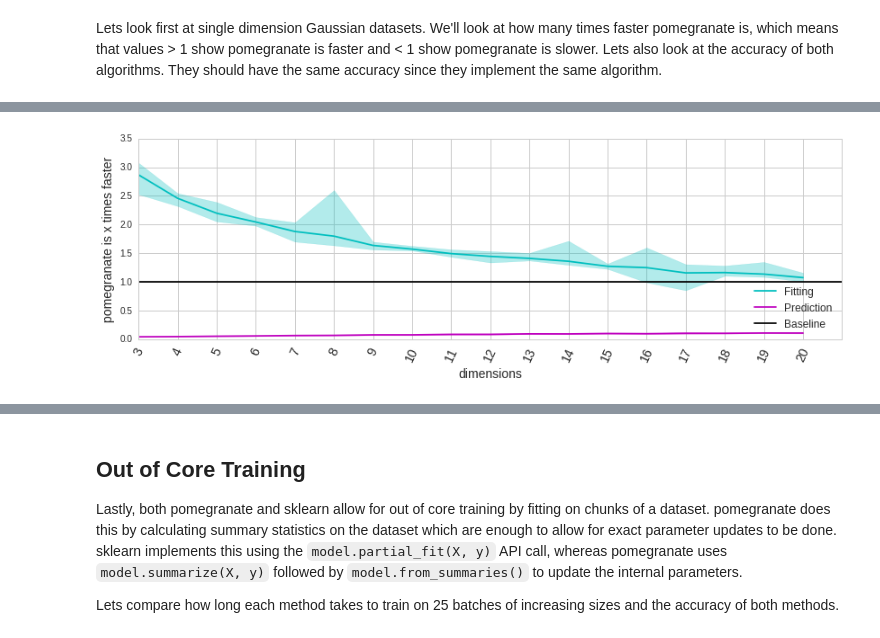
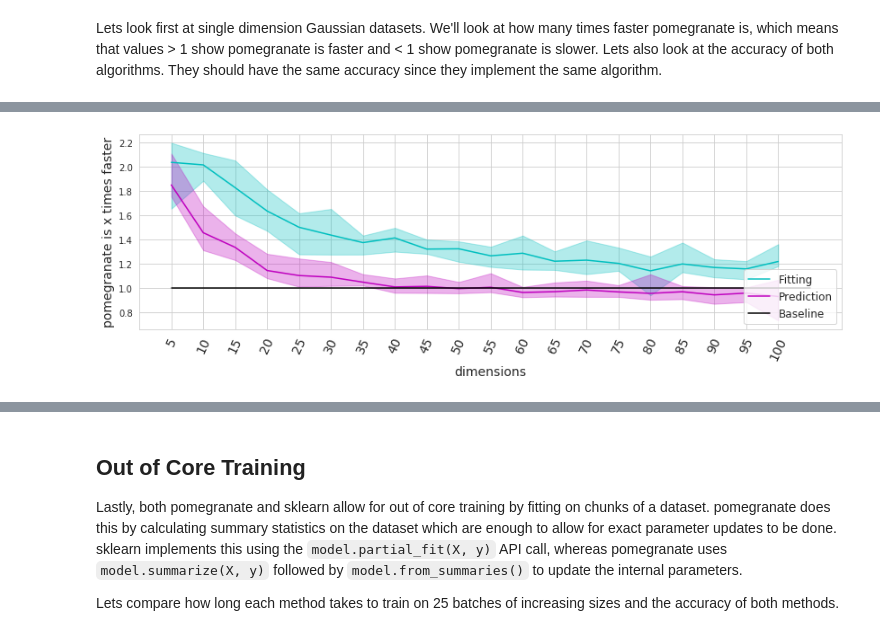
Before and after one commit to jmschrei/pomegranate, a Jupyter notebook: benchmarks/pomegranate_vs_sklearn_naive_bayes.ipynb, the cells around one changed output, grey strips where cells are left out. Drawn from its saved outputs; the diff is of its cells as text; code cells hidden in the pictures.

```diff
--- a/benchmarks/pomegranate_vs_sklearn_naive_bayes.ipynb
+++ b/benchmarks/pomegranate_vs_sklearn_naive_bayes.ipynb
@@ -102,6 +60,2 @@ def evaluate_models( skl, pom ):
 # %% [markdown]
 Lets look first at single dimension Gaussian datasets. We'll look at how many times faster pomegranate is, which means that values > 1 show pomegranate is faster and < 1 show pomegranate is slower. Lets also look at the accuracy of both algorithms. They should have the same accuracy since they implement the same algorithm.
-# %%
-skl = GaussianNB()
-pom = NaiveBayes( NormalDistribution )
-evaluate_models( skl, pom )
@@ -167,10 +158,9 @@ It looks like pomegranate initially starts off as faster fitting the model with
 # %%
-X, y = create_dataset( 50000, 1, 2 )
+X, y = create_dataset(50000, 1, 2)
 skl = GaussianNB()
 skl.fit(X, y)
 
-pom = NaiveBayes( NormalDistribution )
-pom.fit(X, y)
+pom = NaiveBayes.from_samples(NormalDistribution, X, y)
 
 %timeit skl.predict(X)
 %timeit pom.predict(X)
@@ -226,4 +218,0 @@ def evaluate_models( skl, pom ):
-# %%
-skl = GaussianNB()
-pom = NaiveBayes( MultivariateGaussianDistribution )
-evaluate_models( skl, pom )
@@ -235,50 +221,46 @@ It looks like pomegranate can be several times faster at fitting multivariate Ga
 
 Finally lets show an increasing number of dimensions with a fixed set of 10 classes and 50,000 samples per class.
 # %%
-def evaluate_models( skl, pom ):
-    sizes = numpy.arange(3, 21).astype('int')
-    n, m = sizes.shape[0], 20
+sizes = numpy.arange(5, 101, 5).astype('int')
+n, m = sizes.shape[0], 20
 
-    skl_predict, pom_predict = numpy.zeros((m, n)), numpy.zeros((m, n))
-    skl_fit, pom_fit = numpy.zeros((m, n)), numpy.zeros((m, n))
-    skl_error, pom_error = numpy.zeros((m, n)), numpy.zeros((m, n))
+skl_predict, pom_predict = numpy.zeros((m, n)), numpy.zeros((m, n))
+skl_fit, pom_fit = numpy.zeros((m, n)), numpy.zeros((m, n))
+skl_error, pom_error = numpy.zeros((m, n)), numpy.zeros((m, n))
 
-    for i in range(m):
-        for j, size in enumerate(sizes):
-            X, y = create_dataset( 50000, size, 2 )
+for i in range(m):
+    for j, size in enumerate(sizes):
+        X, y = create_dataset(50000, size, 2)
 
-            # bench fit times
-            tic = time.time()
-            skl.fit( X, y )
-            skl_fit[i, j] = time.time() - tic
+        # bench fit times
+        tic = time.time()
+        skl = GaussianNB()
+        skl.fit(X, y)
+        skl_fit[i, j] = time.time() - tic
 
-            tic = time.time()
-            pom.fit( X, y )
-            pom_fit[i, j] = time.time() - tic
+        tic = time.time()
+        pom = NaiveBayes.from_samples(NormalDistribution, X, y)
+        pom_fit[i, j] = time.time() - tic
 
-            # bench predict times
-            tic = time.time()
-            skl_predictions = skl.predict( X )
-            skl_predict[i, j] = time.time() - tic
+        # bench predict times
+        tic = time.time()
+        skl_predictions = skl.predict(X)
+        skl_predict[i, j] = time.time() - tic
 
-            tic = time.time()
-            pom_predictions = pom.predict( X )
-            pom_predict[i, j] = time.time() - tic
+        tic = time.time()
+        pom_predictions = pom.predict(X)
+        pom_predict[i, j] = time.time() - tic
 
-            # check number wrong
-            skl_e = (y != skl_predictions).mean()
-            pom_e = (y != pom_predictions).mean()
+        # check number wrong
+        skl_e = (y != skl_predictions).mean()
+        pom_e = (y != pom_predictions).mean()
 
-            skl_error[i, j] = min(skl_e, 1-skl_e)
-            pom_error[i, j] = min(pom_e, 1-pom_e)
+        skl_error[i, j] = min(skl_e, 1-skl_e)
+        pom_error[i, j] = min(pom_e, 1-pom_e)
 
-    fit = skl_fit / pom_fit
-    predict = skl_predict / pom_predict
+fit = skl_fit / pom_fit
+predict = skl_predict / pom_predict
 
-    plot(fit, predict, skl_error, pom_error, sizes, "dimensions")
-
-skl = GaussianNB()
-pom = NaiveBayes( MultivariateGaussianDistribution )
-evaluate_models( skl, pom )
+plot(fit, predict, skl_error, pom_error, sizes, "dimensions")
 # %% [output]
-[figure, old version]
+[figure, new version]
```
Also changed, not shown: parts of 20 cells of this notebook, 14 other files.
